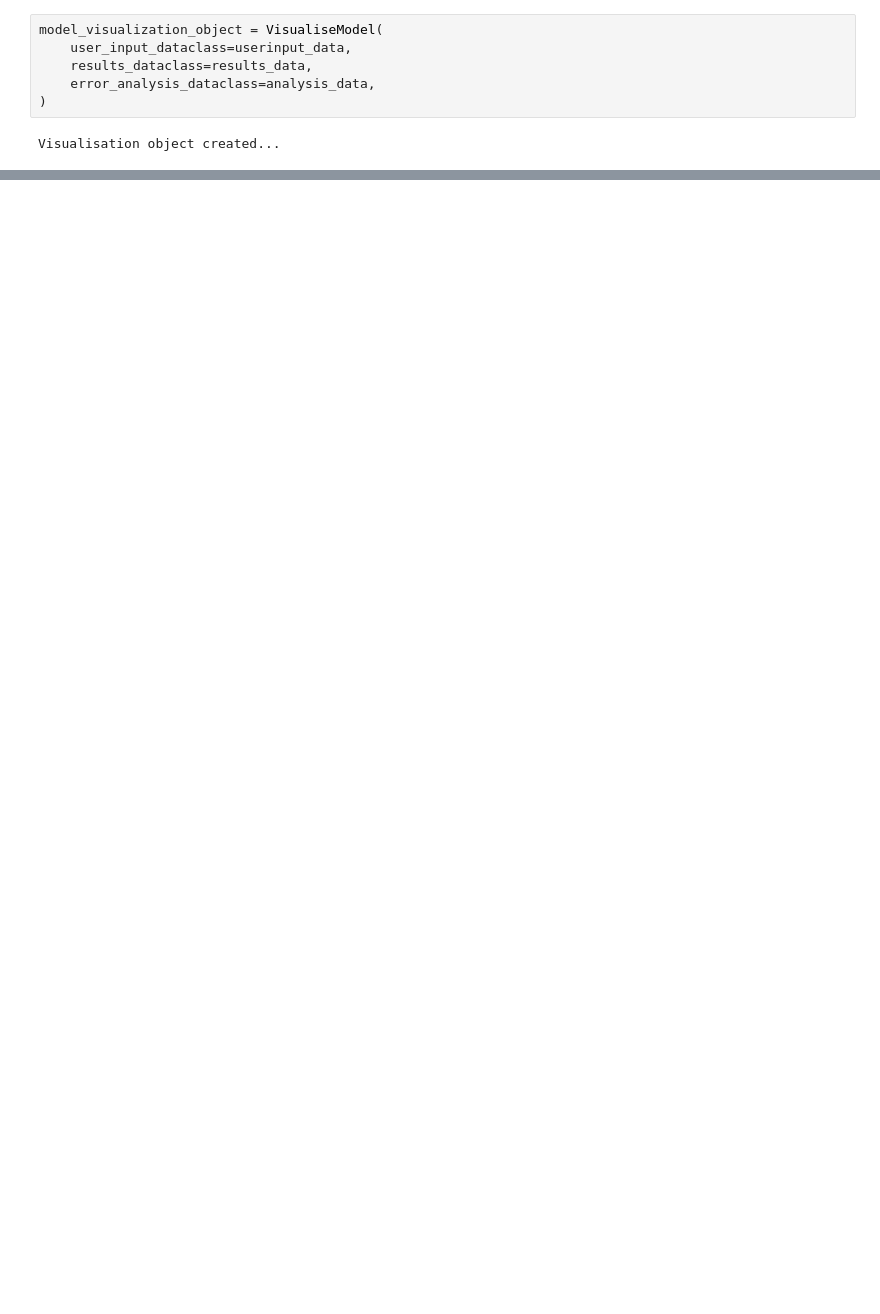
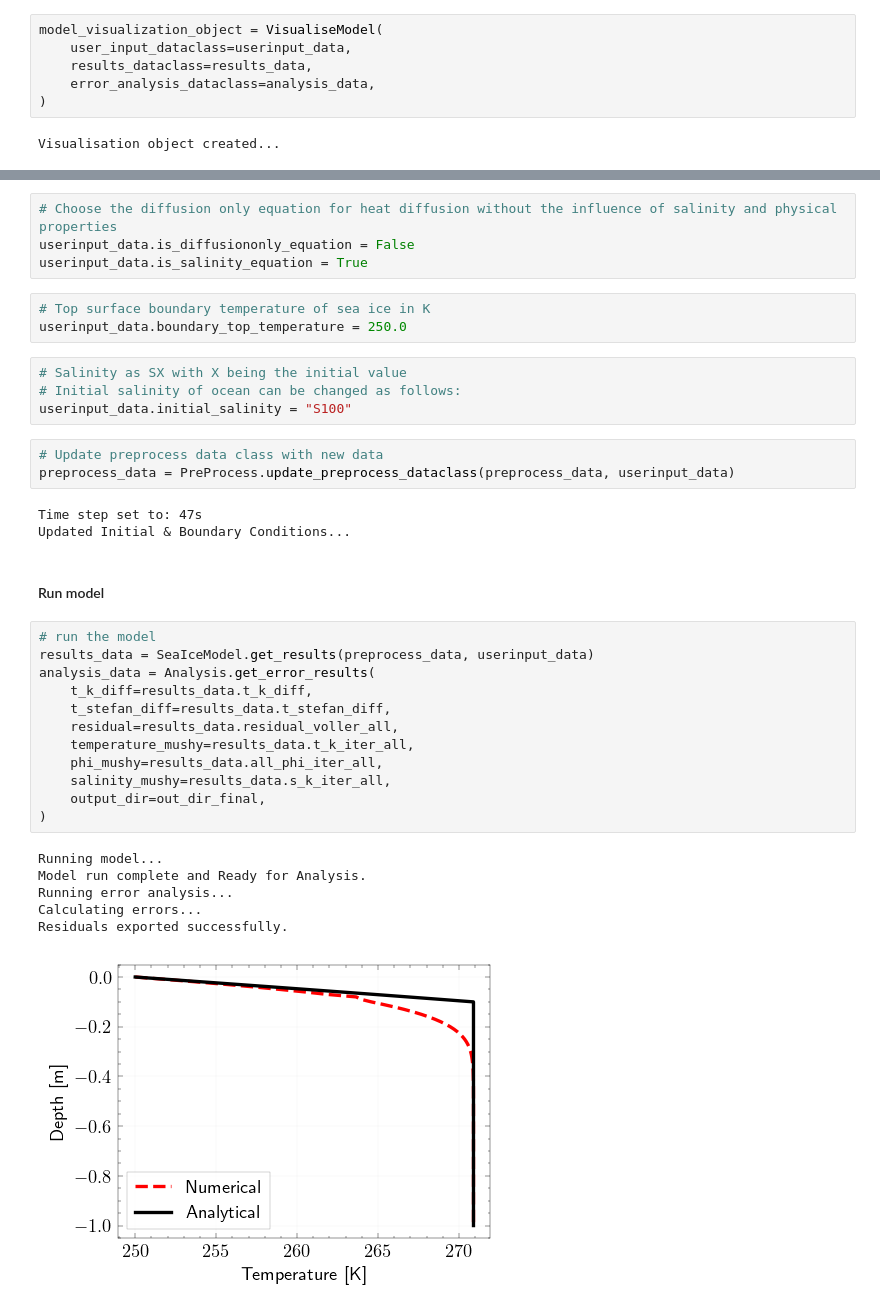
Before and after one commit to starry-phoenix/spyice-thesis, a Jupyter notebook: docs/source/quick_start/example/jupyter_run.ipynb, the cells around one changed output, grey strips where cells are left out. Drawn from its saved outputs; the diff is of its cells as text; blank space fills up the shorter version.

```diff
--- a/docs/source/quick_start/example/jupyter_run.ipynb
+++ b/docs/source/quick_start/example/jupyter_run.ipynb
@@ -108,0 +175,38 @@ Plotting Depth over time...
+# %%
+# Choose the diffusion only equation for heat diffusion without the influence of salinity and physical properties
+userinput_data.is_diffusiononly_equation = False
+userinput_data.is_salinity_equation = True
+# %%
+# Top surface boundary temperature of sea ice in K
+userinput_data.boundary_top_temperature = 250.0
+# %%
+# Salinity as SX with X being the initial value
+# Initial salinity of ocean can be changed as follows:
+userinput_data.initial_salinity = "S100"
+# %%
+# Update preprocess data class with new data
+preprocess_data = PreProcess.update_preprocess_dataclass(preprocess_data, userinput_data)
+# %% [output]
+Time step set to: 47s
+Updated Initial & Boundary Conditions...
+# %% [markdown]
+#### Run model
+# %%
+# run the model
+results_data = SeaIceModel.get_results(preprocess_data, userinput_data)
+analysis_data = Analysis.get_error_results(
+    t_k_diff=results_data.t_k_diff,
+    t_stefan_diff=results_data.t_stefan_diff,
+    residual=results_data.residual_voller_all,
+    temperature_mushy=results_data.t_k_iter_all,
+    phi_mushy=results_data.all_phi_iter_all,
+    salinity_mushy=results_data.s_k_iter_all,
+    output_dir=out_dir_final,
+)
+# %% [output]
+Running model...
+Model run complete and Ready for Analysis.
+Running error analysis...
+Calculating errors...
+Residuals exported successfully.
+[figure, added]
```
Also changed, not shown: parts of 28 cells of this notebook, 9 other files.
